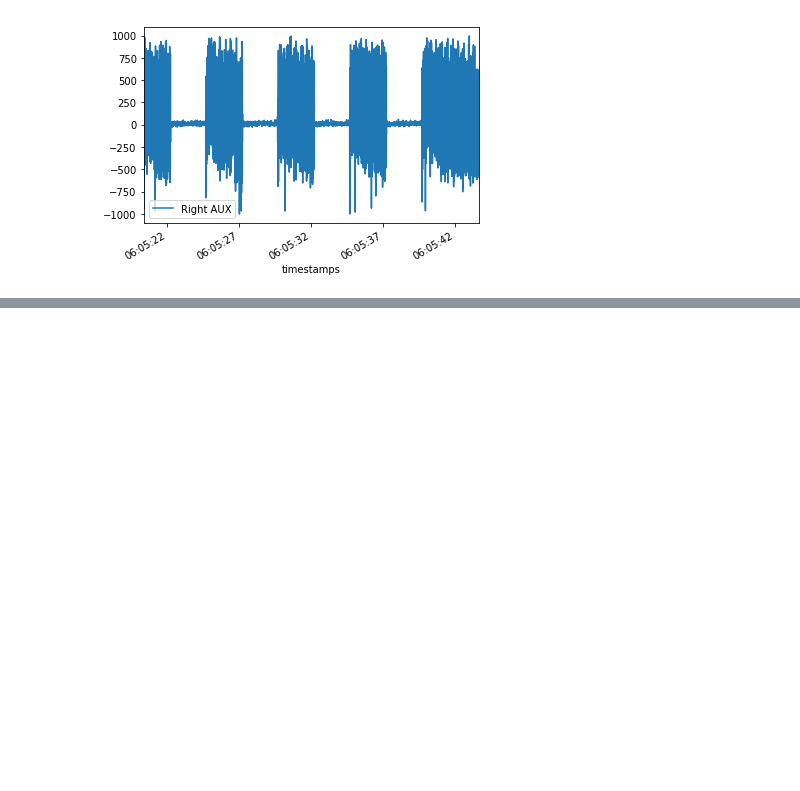
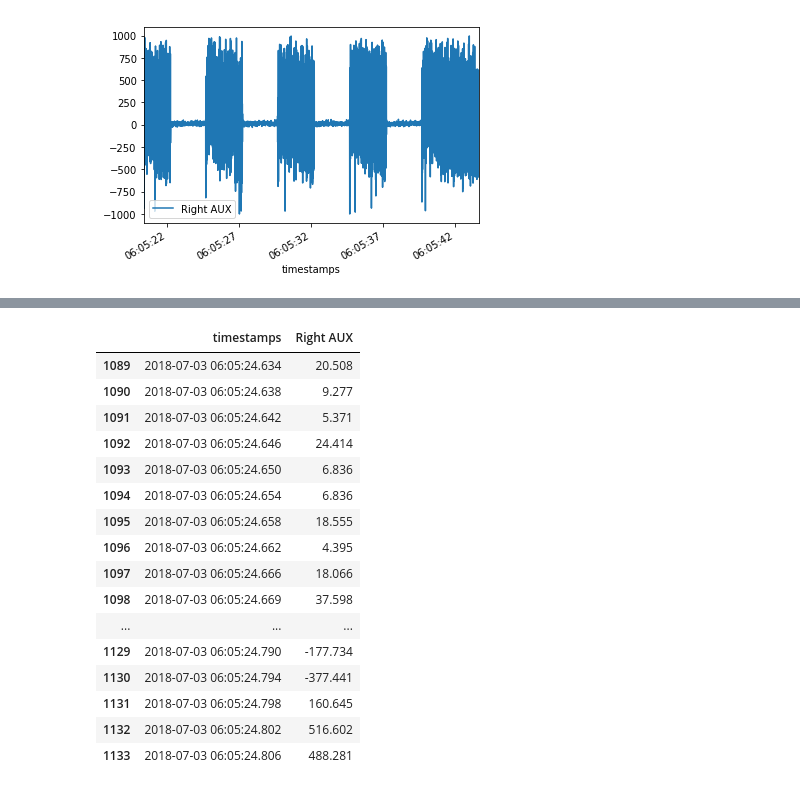
Before and after one commit to kowalej/muselag, a Jupyter notebook: MuseLag/MuseLag Data Analysis.ipynb, the cells around one changed output, grey strips where cells are left out. Cells and saved outputs as stored; diff of their text form; code cells hidden in the pictures; blank space fills up the shorter version.

```diff
--- a/MuseLag/MuseLag Data Analysis.ipynb
+++ b/MuseLag/MuseLag Data Analysis.ipynb
@@ -83,0 +115,22 @@ samples
+# %%
+# Get the samples from between the actual event end time and a little after - this is where we will find our actual transition event.
+endValues = rec[(rec['timestamps'] > eventActualEndTime) & (rec['timestamps'] <= bufferedEndTime)]
+endValues
+# %% [output]
+|  | timestamps | Right AUX |
+| 1089 | 2018-07-03 06:05:24.634 | 20.508 |
+| 1090 | 2018-07-03 06:05:24.638 | 9.277 |
+| 1091 | 2018-07-03 06:05:24.642 | 5.371 |
+| 1092 | 2018-07-03 06:05:24.646 | 24.414 |
+| 1093 | 2018-07-03 06:05:24.650 | 6.836 |
+| 1094 | 2018-07-03 06:05:24.654 | 6.836 |
+| 1095 | 2018-07-03 06:05:24.658 | 18.555 |
+| 1096 | 2018-07-03 06:05:24.662 | 4.395 |
+| 1097 | 2018-07-03 06:05:24.666 | 18.066 |
+| 1098 | 2018-07-03 06:05:24.669 | 37.598 |
+| ... | ... | ... |
+| 1129 | 2018-07-03 06:05:24.790 | -177.734 |
+| 1130 | 2018-07-03 06:05:24.794 | -377.441 |
+| 1131 | 2018-07-03 06:05:24.798 | 160.645 |
+| 1132 | 2018-07-03 06:05:24.802 | 516.602 |
+| 1133 | 2018-07-03 06:05:24.806 | 488.281 |
```
Also changed, not shown: parts of 13 cells of this notebook.
